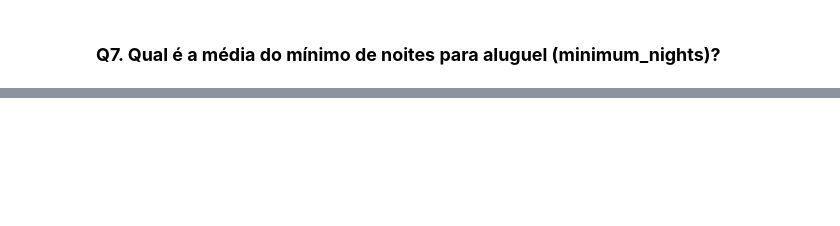
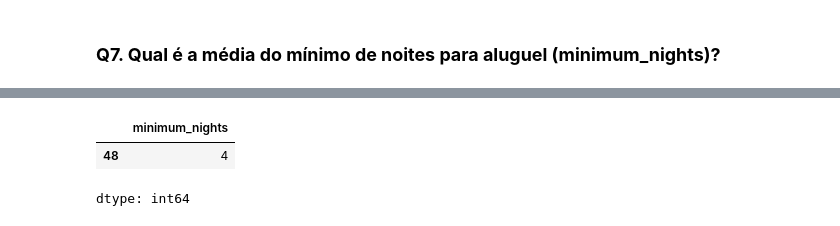
Before and after one commit to MariPinas/data_science_2025, a Jupyter notebook: notebooks/Lab06_Data_Cleaning/Exercicio_Analisando_os_Dados_do_Booking.ipynb, the cells around one changed output, grey strips where cells are left out. Cells and saved outputs as stored; diff of their text form; code cells hidden in the pictures; blank space fills up the shorter version.

```diff
--- a/notebooks/Lab06_Data_Cleaning/Exercicio_Analisando_os_Dados_do_Booking.ipynb
+++ b/notebooks/Lab06_Data_Cleaning/Exercicio_Analisando_os_Dados_do_Booking.ipynb
@@ -154,2 +223,18 @@ df.hist(figsize=(20,16));
 # %% [markdown]
 ### **Q7. Qual é a média do mínimo de noites para aluguel (minimum_nights)?**
+# %%
+def detectar_outliers_iqr(colune):
+    Q1 = df[colune].quantile(0.25)
+    Q3 = df[colune].quantile(0.75)
+    IQR = Q3 - Q1
+    limite_inferior = Q1 - 1.5 * IQR
+    limite_superior = Q3 + 1.5 * IQR
+    outliers = df[(df[colune] < limite_inferior) | (df[colune] > limite_superior)]
+    return outliers
+
+outliers_localidade = detectar_outliers_iqr('minimum_nights')
+
+print(outliers_localidade.count())
+
+#remover outliers
+df = df.drop(outliers_localidade.index)
@@ -155,0 +261,7 @@ df.hist(figsize=(20,16));
+# %%
+minimoNoites = df['minimum_nights'].sort_values(ascending=False)
+minimoNoites.head(1)
+# %% [output]
+|  | minimum_nights |
+| 48 | 4 |
+dtype: int64
```
Also changed, not shown: parts of 6 cells of this notebook.
